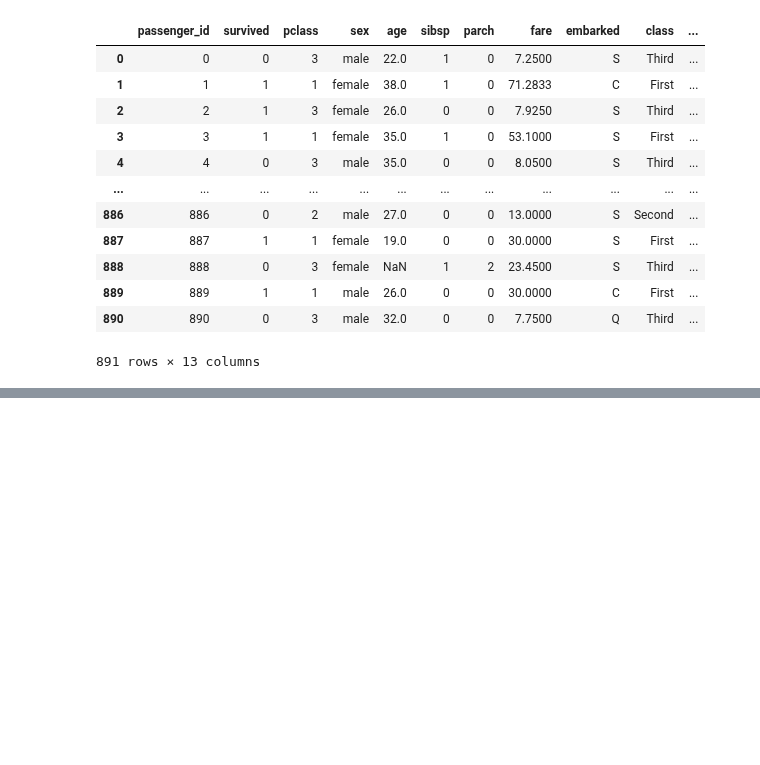
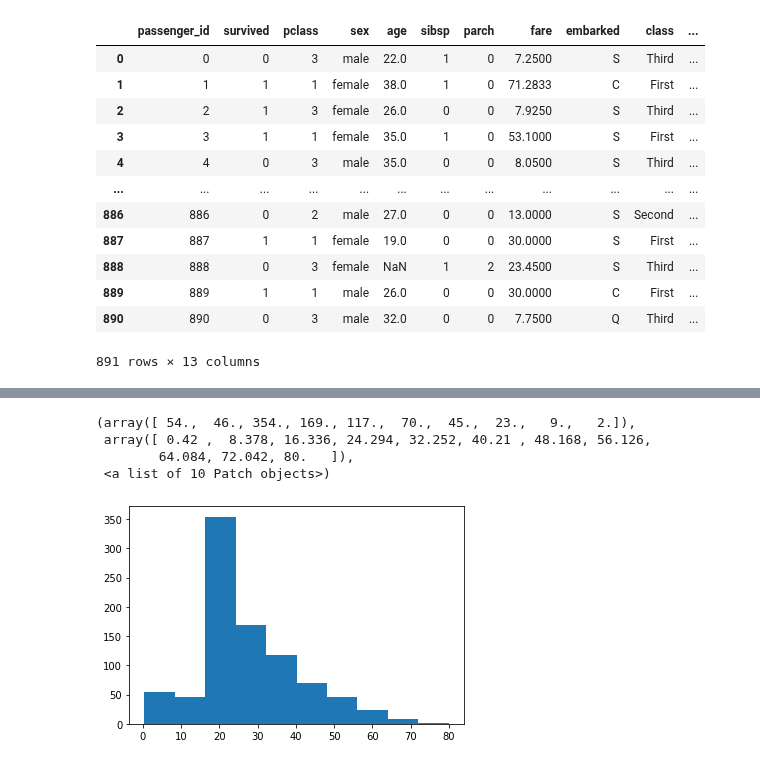
Before and after one commit to lukewbecker/classification-exercises, a Jupyter notebook: model.ipynb, the cells around one changed output, grey strips where cells are left out. Drawn from its saved outputs; the diff is of its cells as text; code cells hidden in the pictures; blank space fills up the shorter version.

```diff
--- a/model.ipynb
+++ b/model.ipynb
@@ -75,0 +313,8 @@ LinearRegression(copy_X=True, fit_intercept=True, n_jobs=None, normalize=False)
+# %%
+plt.hist(df.age)
+# %% [output]
+(array([ 54.,  46., 354., 169., 117.,  70.,  45.,  23.,   9.,   2.]),
+ array([ 0.42 ,  8.378, 16.336, 24.294, 32.252, 40.21 , 48.168, 56.126,
+        64.084, 72.042, 80.   ]),
+ <a list of 10 Patch objects>)
+[figure, added]
```
Also changed, not shown: parts of 64 cells of this notebook, 2 other files.
